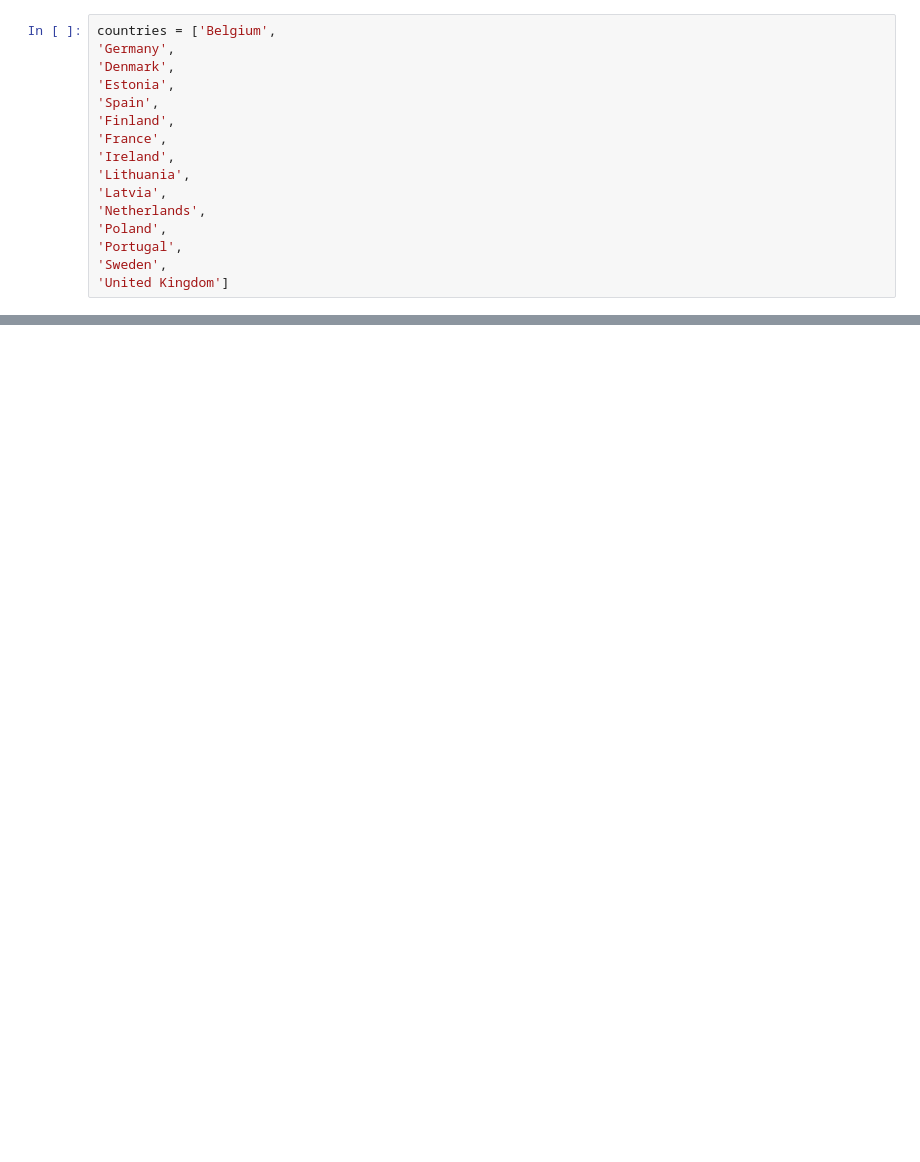
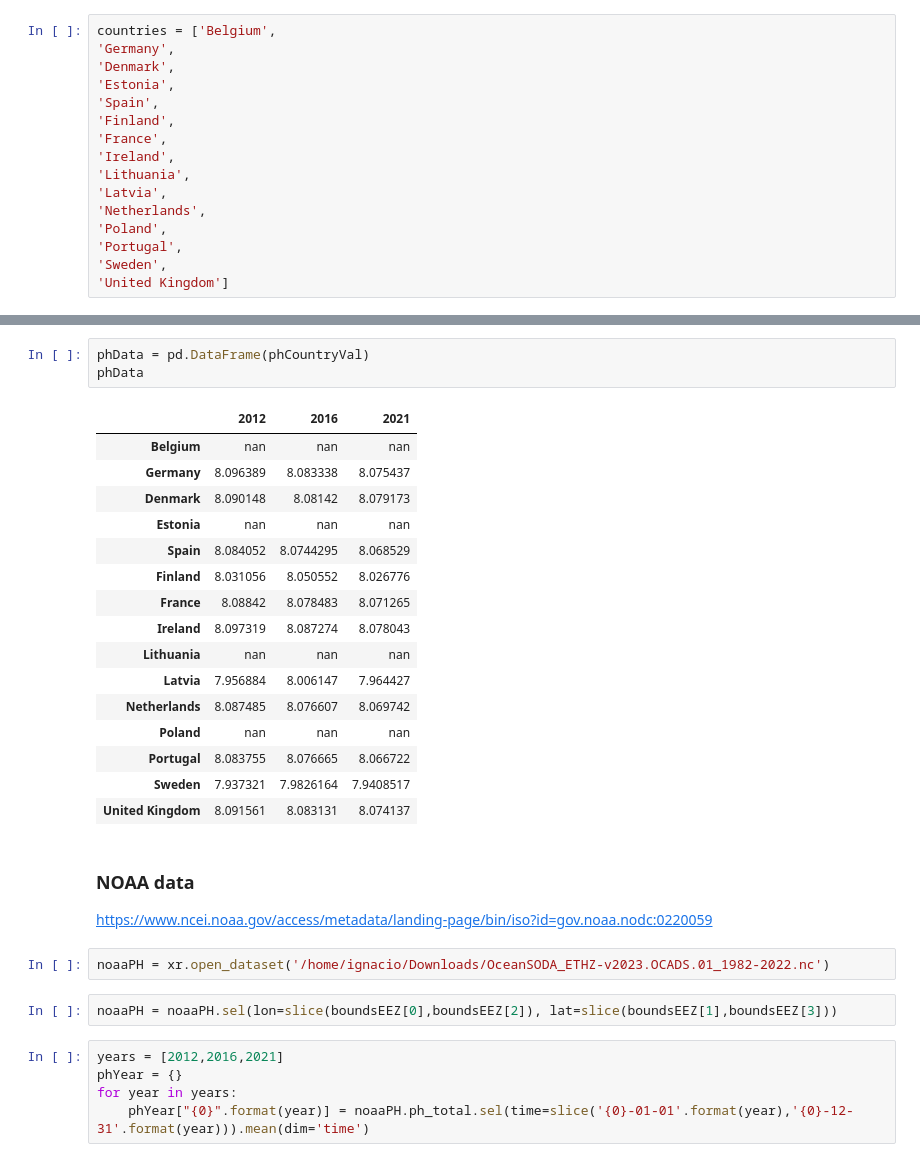
Before and after one commit to isaldiviagonzatti/sdg14, a Jupyter notebook: code/pHCountryLevel.ipynb, the cells around one changed output, grey strips where cells are left out. Drawn from its saved outputs; the diff is of its cells as text; blank space fills up the shorter version.

```diff
--- a/code/pHCountryLevel.ipynb
+++ b/code/pHCountryLevel.ipynb
@@ -36,0 +75,32 @@ python -m motuclient --motu https://my.cmems-du.eu/motu-web/Motu --service-id MU
+# %%
+phData = pd.DataFrame(phCountryVal)
+phData
+# %% [output]
+|  | 2012 | 2016 | 2021 |
+| Belgium | nan | nan | nan |
+| Germany | 8.096389 | 8.083338 | 8.075437 |
+| Denmark | 8.090148 | 8.08142 | 8.079173 |
+| Estonia | nan | nan | nan |
+| Spain | 8.084052 | 8.0744295 | 8.068529 |
+| Finland | 8.031056 | 8.050552 | 8.026776 |
+| France | 8.08842 | 8.078483 | 8.071265 |
+| Ireland | 8.097319 | 8.087274 | 8.078043 |
+| Lithuania | nan | nan | nan |
+| Latvia | 7.956884 | 8.006147 | 7.964427 |
+| Netherlands | 8.087485 | 8.076607 | 8.069742 |
+| Poland | nan | nan | nan |
+| Portugal | 8.083755 | 8.076665 | 8.066722 |
+| Sweden | 7.937321 | 7.9826164 | 7.9408517 |
+| United Kingdom | 8.091561 | 8.083131 | 8.074137 |
+# %% [markdown]
+### NOAA data
+https://www.ncei.noaa.gov/access/metadata/landing-page/bin/iso?id=gov.noaa.nodc:0220059
+# %%
+noaaPH = xr.open_dataset('/home/ignacio/Downloads/OceanSODA_ETHZ-v2023.OCADS.01_1982-2022.nc')
+# %%
+noaaPH = noaaPH.sel(lon=slice(boundsEEZ[0],boundsEEZ[2]), lat=slice(boundsEEZ[1],boundsEEZ[3]))
+# %%
+years = [2012,2016,2021]
+phYear = {}
+for year in years:
+    phYear["{0}".format(year)] = noaaPH.ph_total.sel(time=slice('{0}-01-01'.format(year),'{0}-12-31'.format(year))).mean(dim='time')
```
Also changed, not shown: parts of 22 cells of this notebook, 6 other files.
